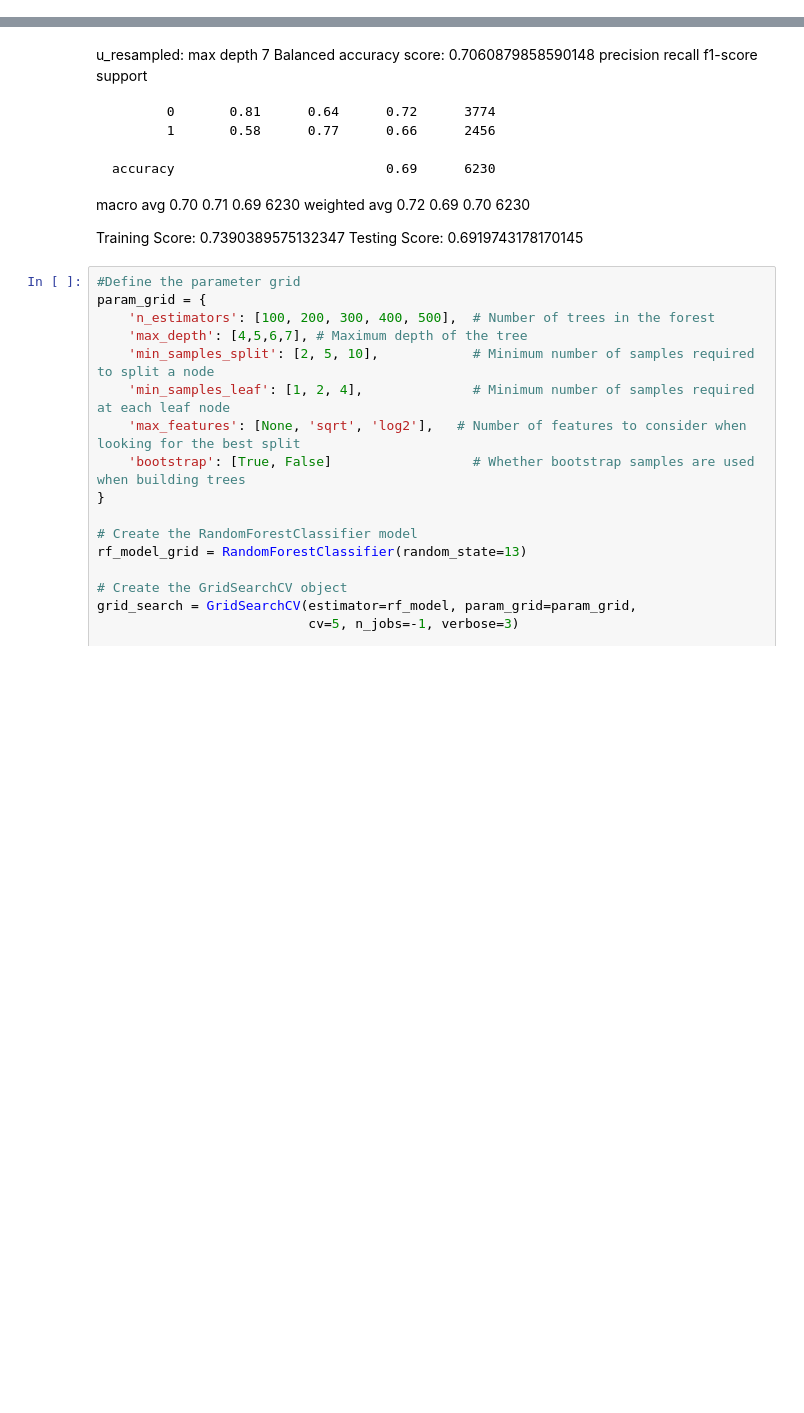
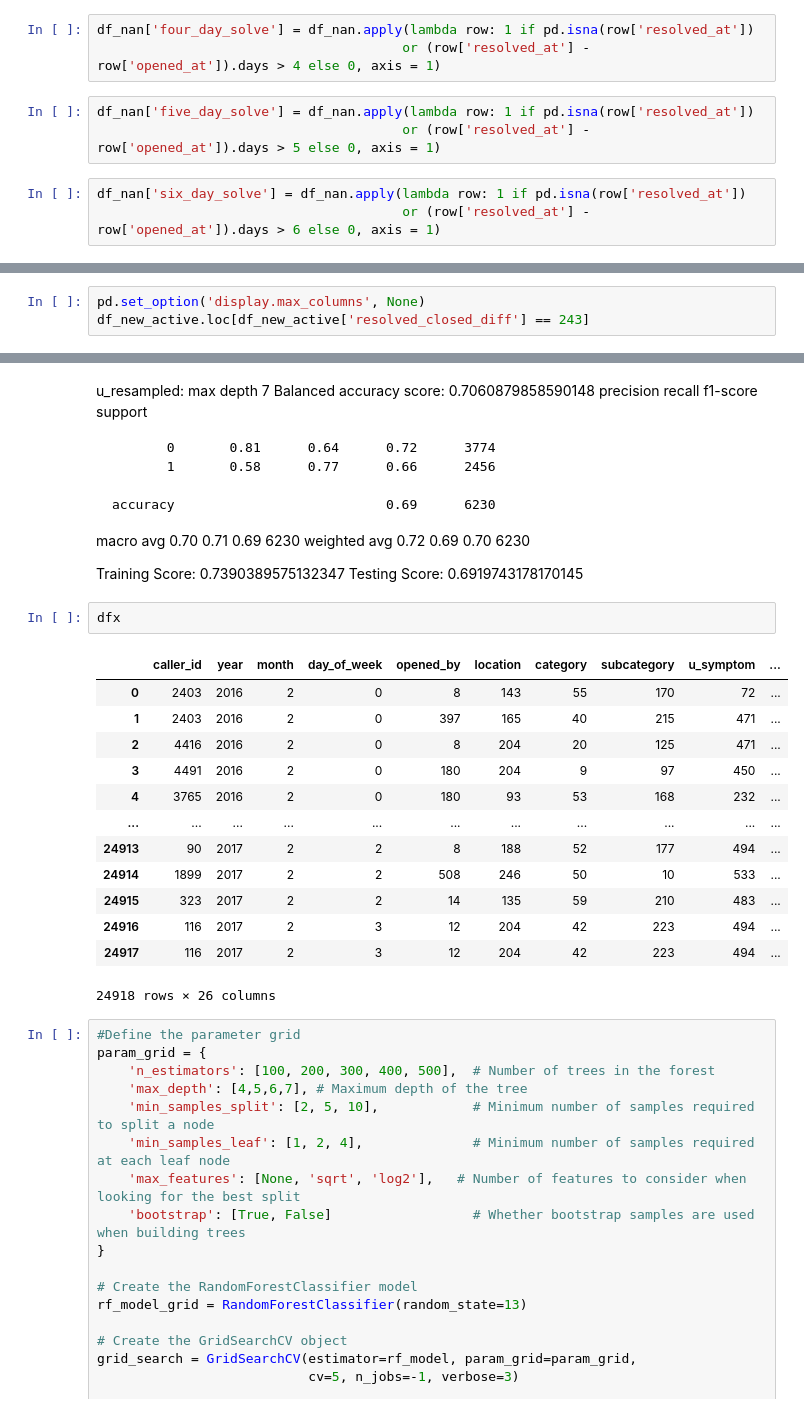
Before and after one commit to Sug-ar-N-Spice/Incident_Events, a Jupyter notebook: incident_event_log.ipynb, the cells around one changed output, grey strips where cells are left out. Drawn from its saved outputs; the diff is of its cells as text; blank space fills up the shorter version.

Commit message:
added a couple more models and new target columns

```diff
--- a/incident_event_log.ipynb
+++ b/incident_event_log.ipynb
@@ -65,0 +89,9 @@ df_nan['target_colum'] = df_nan.apply(lambda row: 1 if pd.isna(row['resolved_at'
+# %%
+df_nan['four_day_solve'] = df_nan.apply(lambda row: 1 if pd.isna(row['resolved_at'])
+                                       or (row['resolved_at'] - row['opened_at']).days > 4 else 0, axis = 1)
+# %%
+df_nan['five_day_solve'] = df_nan.apply(lambda row: 1 if pd.isna(row['resolved_at'])
+                                       or (row['resolved_at'] - row['opened_at']).days > 5 else 0, axis = 1)
+# %%
+df_nan['six_day_solve'] = df_nan.apply(lambda row: 1 if pd.isna(row['resolved_at'])
+                                       or (row['resolved_at'] - row['opened_at']).days > 6 else 0, axis = 1)
@@ -101,3 +166,6 @@ df_new_active = df_nan.groupby('number',group_keys=False).apply(new_active_incid
 #df_new_active
 
 ###warning note: group_keys = Flase is not yet apart of pandas and thus will not work, however by including group_keys = False exlcudes the 'number' column form being included in the apply results and should avoid altering the sturcture of the result
+# %%
+pd.set_option('display.max_columns', None)
+df_new_active.loc[df_new_active['resolved_closed_diff'] == 243]
@@ -1036,6 +1306,22 @@ weighted avg       0.72      0.69      0.70      6230
 
 Training Score: 0.7390389575132347
 Testing Score: 0.6919743178170145
+# %%
+dfx
+# %% [output]
+|  | caller_id | year | month | day_of_week | opened_by | location | category | subcategory | u_symptom | ... |
+| 0 | 2403 | 2016 | 2 | 0 | 8 | 143 | 55 | 170 | 72 | ... |
+| 1 | 2403 | 2016 | 2 | 0 | 397 | 165 | 40 | 215 | 471 | ... |
+| 2 | 4416 | 2016 | 2 | 0 | 8 | 204 | 20 | 125 | 471 | ... |
+| 3 | 4491 | 2016 | 2 | 0 | 180 | 204 | 9 | 97 | 450 | ... |
+| 4 | 3765 | 2016 | 2 | 0 | 180 | 93 | 53 | 168 | 232 | ... |
+| ... | ... | ... | ... | ... | ... | ... | ... | ... | ... | ... |
+| 24913 | 90 | 2017 | 2 | 2 | 8 | 188 | 52 | 177 | 494 | ... |
+| 24914 | 1899 | 2017 | 2 | 2 | 508 | 246 | 50 | 10 | 533 | ... |
+| 24915 | 323 | 2017 | 2 | 2 | 14 | 135 | 59 | 210 | 483 | ... |
+| 24916 | 116 | 2017 | 2 | 3 | 12 | 204 | 42 | 223 | 494 | ... |
+| 24917 | 116 | 2017 | 2 | 3 | 12 | 204 | 42 | 223 | 494 | ... |
+24918 rows × 26 columns
 # %%
 #Define the parameter grid
 param_grid = {
```
Also changed, not shown: parts of 40 cells of this notebook.
